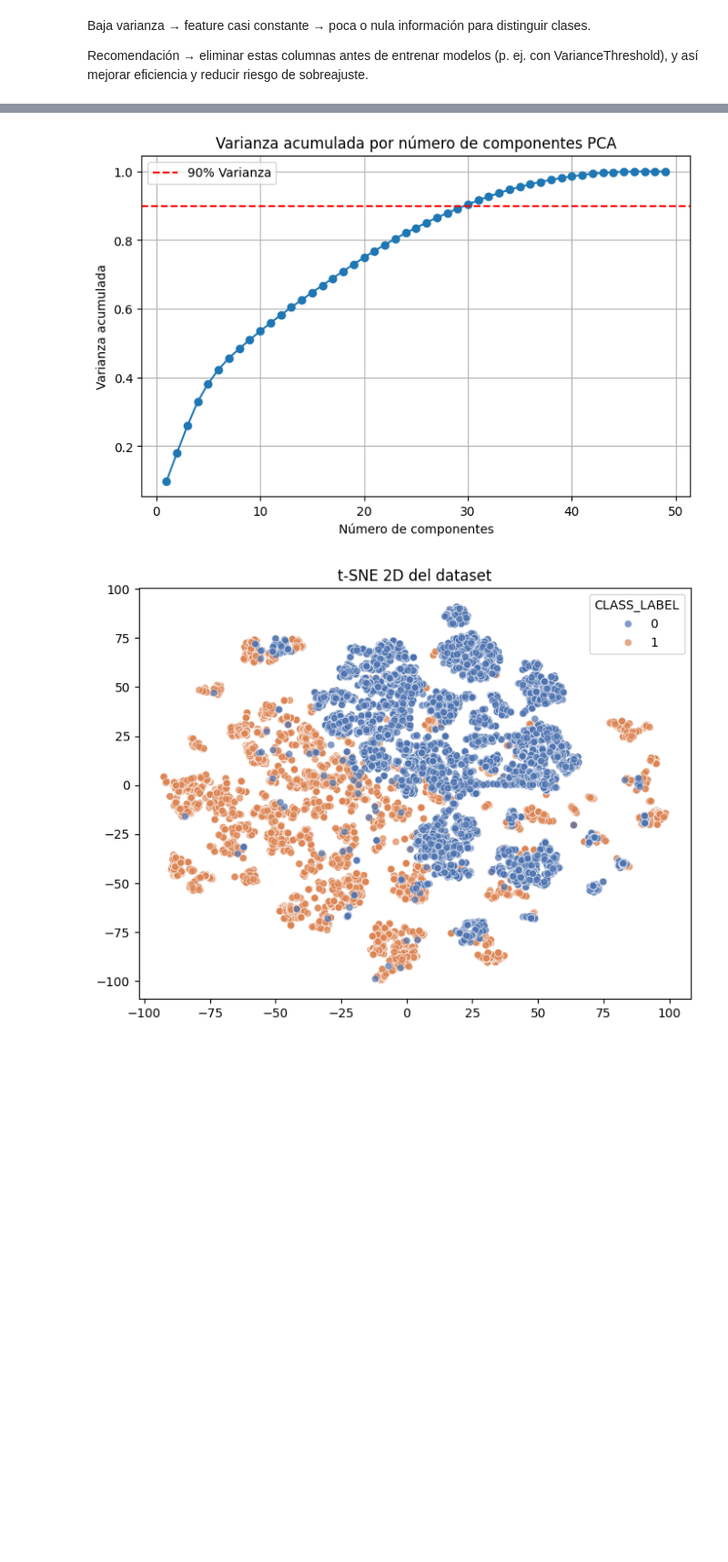
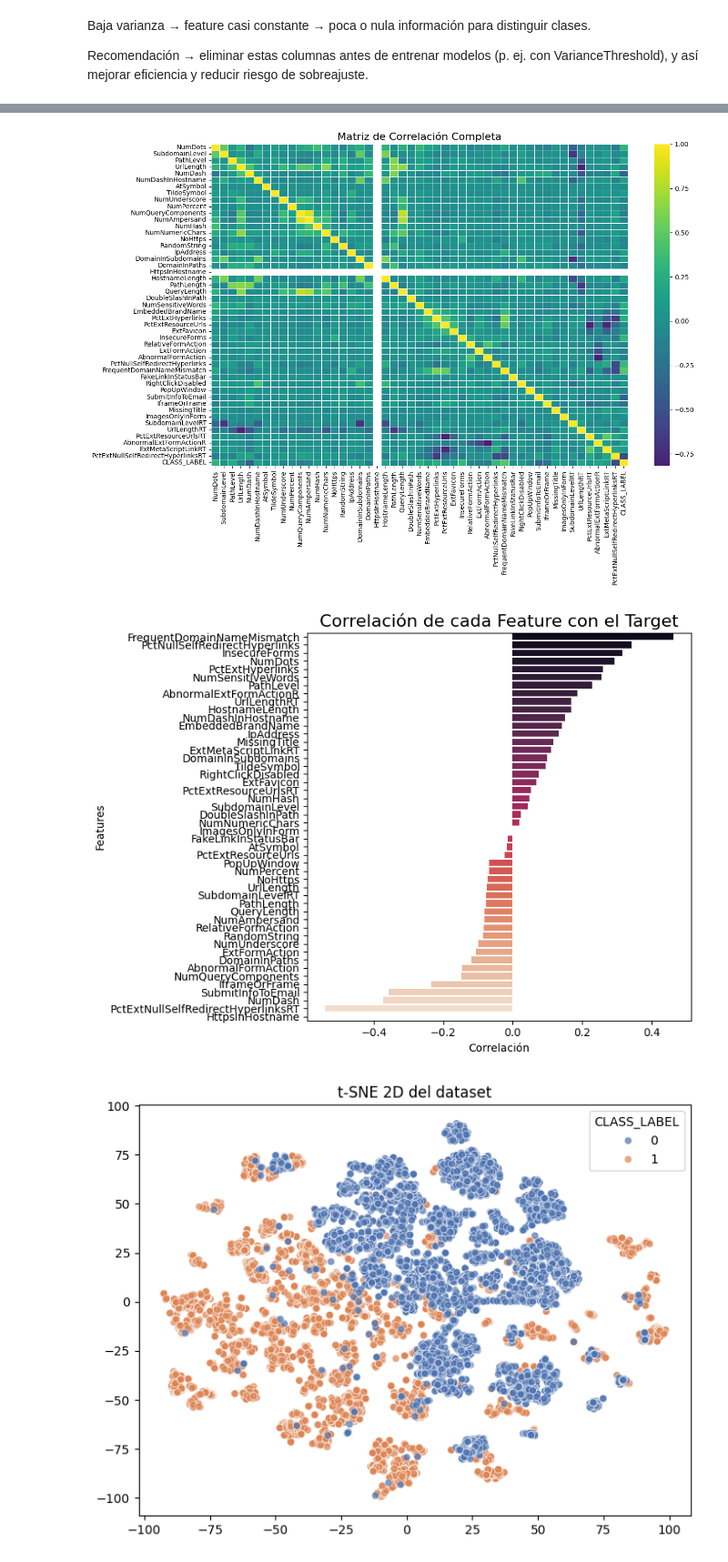
Before and after one commit to Emma-Ok/Phishing-Detection-ML, a Jupyter notebook: Exploring_Data.ipynb, the cells around one changed output, grey strips where cells are left out. Shown at 91% size. Saved outputs shown, nothing was run; the diff lists cells and outputs as text; code cells hidden in the pictures; blank space fills up the shorter version.

```diff
--- a/Exploring_Data.ipynb
+++ b/Exploring_Data.ipynb
@@ -347,27 +416,36 @@ dtype: float64
-# %%
-from sklearn.decomposition import PCA
-from sklearn.preprocessing import StandardScaler
-
-# 6.1 Estandarización
-X = df.drop(columns=[target])
-X_scaled = StandardScaler().fit_transform(X)
-
-# 6.2 PCA para visualizar varianza acumulada
-pca = PCA().fit(X_scaled)
-var_exp = pca.explained_variance_ratio_
-cum_var = np.cumsum(var_exp)
-
-plt.figure(figsize=(8,5))
-plt.plot(range(1, len(var_exp)+1), cum_var, marker='o')
-plt.axhline(0.9, color='r', linestyle='--', label='90% Varianza')
-plt.title("Varianza acumulada por número de componentes PCA")
-plt.xlabel("Número de componentes")
-plt.ylabel("Varianza acumulada")
-plt.legend()
-plt.grid(True)
-plt.show()
-# %% [output]
-[figure, removed]
+# %%
+corr = df.corr()
+
+# 3. Heatmap de correlaciones
+plt.figure(figsize=(14,10))
+sns.heatmap(
+    corr,
+    cmap='viridis',       # paleta distinta: 'viridis', 'mako', 'rocket', etc.
+    center=0,
+    annot=False,          # True si quieres ver los valores
+    linewidths=0.5
+)
+plt.title("Matriz de Correlación Completa", fontsize=16)
+plt.tight_layout()
+plt.show()
+
+# Extrayendo y ordenando por valor absoluto
+corr_target = corr[target].drop(target).sort_values(ascending=False)
+
+plt.figure(figsize=(8,6))
+sns.barplot(
+    x=corr_target.values,
+    y=corr_target.index,
+    palette='rocket'  # paleta distinta: 'rocket', 'mako', 'viridis', etc.
+)
+plt.title("Correlación de cada Feature con el Target", fontsize=16)
+plt.xlabel("Correlación")
+plt.ylabel("Features")
+plt.tight_layout()
+plt.show()
+# %% [output]
+[figure, added]
+[figure, added]
 # %%
 from sklearn.manifold import TSNE
 
```
Also changed, not shown: parts of 13 cells of this notebook.
